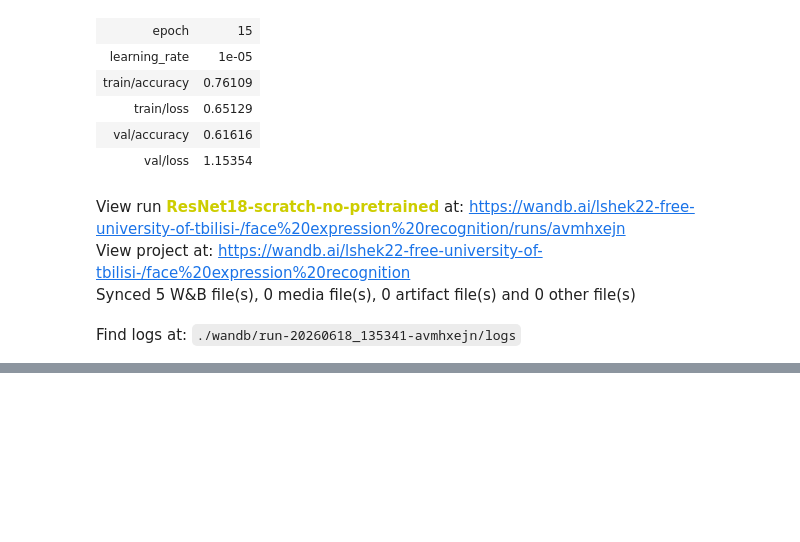
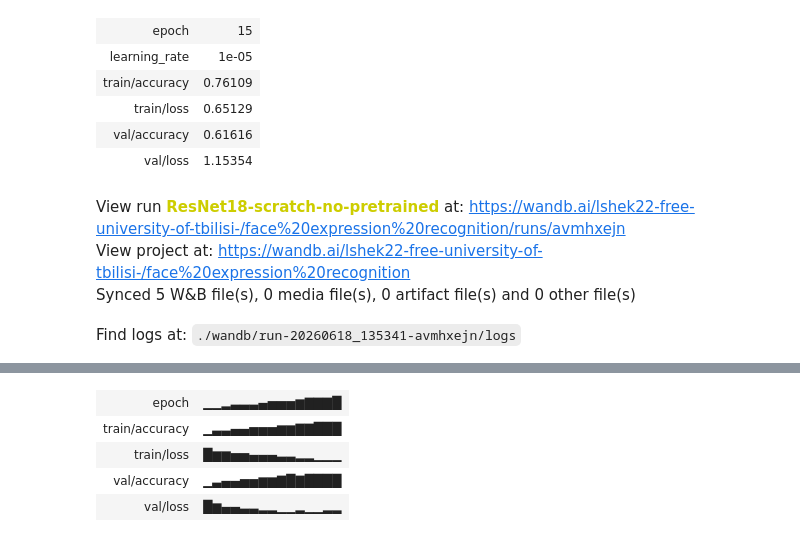
Before and after one commit to lshek22/facial-expression-recognition, a Jupyter notebook: experiment_resnet18.ipynb, the cells around one changed output, grey strips where cells are left out. Cells and saved outputs as stored; diff of their text form; code cells hidden in the pictures; blank space fills up the shorter version.

```diff
--- a/experiment_resnet18.ipynb
+++ b/experiment_resnet18.ipynb
@@ -411,3 +418,93 @@ View run ResNet18-scratch-no-pretrained at: https://wandb.ai/lshek22-free-univer
 View project at: https://wandb.ai/lshek22-free-university-of-tbilisi-/face%20expression%20recognition
 Synced 5 W&B file(s), 0 media file(s), 0 artifact file(s) and 0 other file(s)
 Find logs at: ./wandb/run-20260618_135341-avmhxejn/logs
+# %%
+import torch
+import torch.nn as nn
+import torchvision.models as models
+
+class ResNet18FER(nn.Module):
+    def __init__(self, dropout_rate=0.5):
+        super(ResNet18FER, self).__init__()
+        self.resnet = models.resnet18(weights=None)
+        self.resnet.conv1 = nn.Conv2d(1, 64, kernel_size=7, stride=2, padding=3, bias=False)
+        in_features = self.resnet.fc.in_features
+        self.resnet.fc = nn.Sequential(
+            nn.Dropout(dropout_rate),
+            nn.Linear(in_features, 7)
+        )
+
+    def forward(self, x):
+        return self.resnet(x)
+
+device = torch.device('cuda' if torch.cuda.is_available() else 'cpu')
+model = ResNet18FER(dropout_rate=0.5).to(device)
+
+criterion = nn.CrossEntropyLoss()
+optimizer = torch.optim.Adam(model.parameters(), lr=0.001)
+scheduler = torch.optim.lr_scheduler.CosineAnnealingLR(optimizer, T_max=15)
+
+best_val_acc = 0.0
+best_epoch = 0
+
+wandb.init(
+    project="face expression recognition",
+    name="ResNet18-scratch-best-model-saved",
+    config={
+        "architecture": "ResNet18",
+        "pretrained": False,
+        "lr": 0.001,
+        "dropout": 0.5,
+        "scheduler": "CosineAnnealing",
+        "epochs": 15,
+        "note": "best model checkpoint saved"
+    }
+)
+
+for epoch in range(15):
+    model.train()
+    train_loss, train_correct = 0, 0
+    for imgs, labels in train_loader:
+        imgs, labels = imgs.to(device), labels.to(device)
+        optimizer.zero_grad()
+        outputs = model(imgs)
+        loss = criterion(outputs, labels)
+        loss.backward()
+        optimizer.step()
+        train_loss += loss.item()
+        train_correct += (outputs.argmax(1) == labels).sum().item()
+
+    model.eval()
+    val_loss, val_correct = 0, 0
+    with torch.no_grad():
+        for imgs, labels in val_loader:
+            imgs, labels = imgs.to(device), labels.to(device)
+            outputs = model(imgs)
+            loss = criterion(outputs, labels)
+            val_loss += loss.item()
+            val_correct += (outputs.argmax(1) == labels).sum().item()
+
+    train_acc = train_correct / len(train_dataset)
+    val_acc   = val_correct   / len(val_dataset)
+
+    print(f"Epoch {epoch+1}/15 | Train Acc: {train_acc:.3f} | Val Acc: {val_acc:.3f}")
+
+    wandb.log({
+        "train/loss": train_loss / len(train_loader),
+        "train/accuracy": train_acc,
+        "val/loss": val_loss / len(val_loader),
+        "val/accuracy": val_acc,
+        "epoch": epoch + 1
+    })
+
+    if val_acc > best_val_acc:
+        best_val_acc = val_acc
+        best_epoch = epoch + 1
+        torch.save(model.state_dict(), 'best_model.pth')
+        print(f"Best model saved Val Acc: {val_acc:.3f}")
+
+    scheduler.step()
+
+print(f"\nBest val accuracy: {best_val_acc:.3f} at epoch {best_epoch}")
+wandb.finish()
+# %% [output]
@@ -413,0 +536,5 @@ Find logs at: ./wandb/run-20260618_135341-avmhxejn/logs
+| epoch | ▁▁▂▃▃▃▄▅▅▅▆▇▇▇█ |
+| train/accuracy | ▁▃▃▄▄▅▅▅▆▆▇▇███ |
+| train/loss | █▆▆▅▅▄▄▄▃▃▂▂▁▁▁ |
+| val/accuracy | ▁▃▄▄▅▅▆▆▇█▇████ |
+| val/loss | █▆▄▄▃▃▂▂▁▁▂▁▁▂▂ |
```
Also changed, not shown: parts of 6 cells of this notebook, 1 other file.
